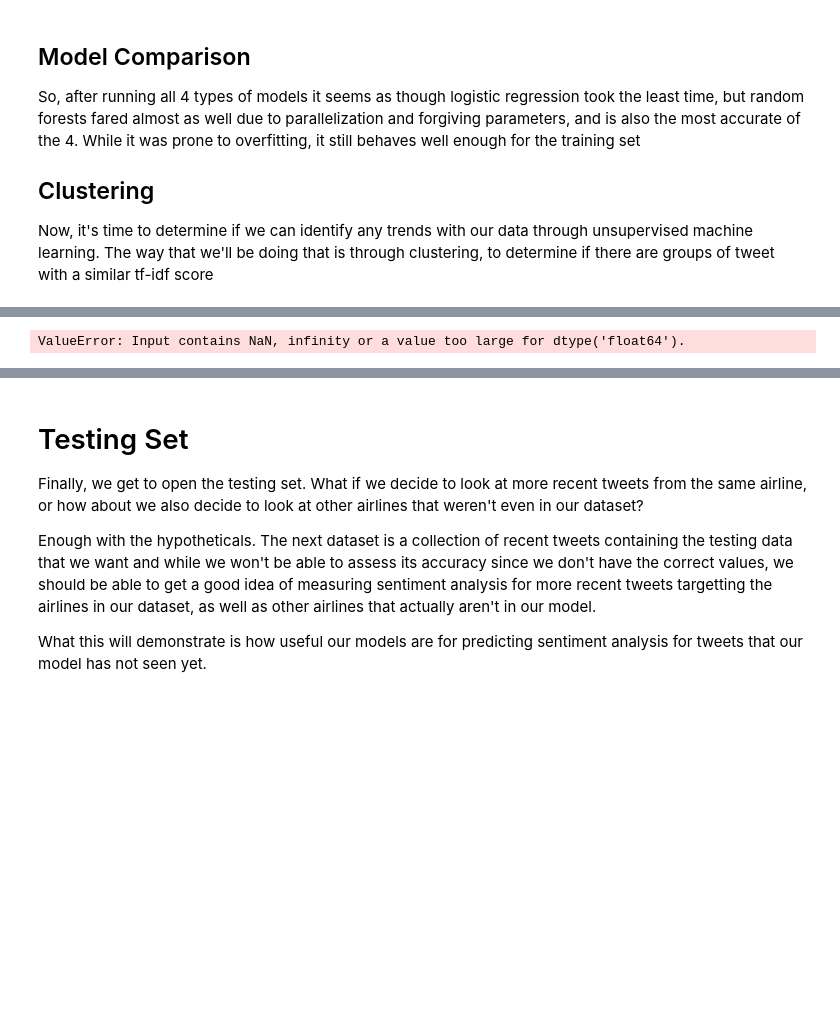
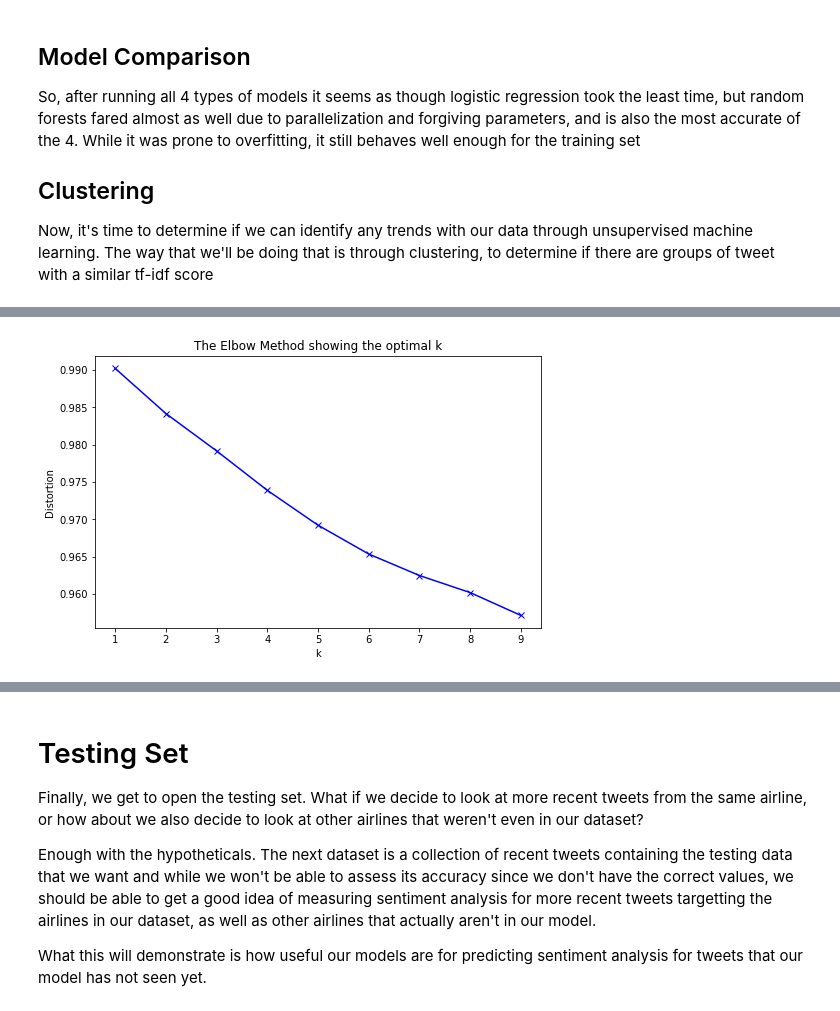
Before and after one commit to mhuh22/Thinkful, a Jupyter notebook: Bootcamp/Unit 7/Airline Sentiment Analysis using Twitter Data.ipynb, the cells around one changed output, grey strips where cells are left out. Saved outputs shown, nothing was run; the diff lists cells and outputs as text; code cells hidden in the pictures; blank space fills up the shorter version.

```diff
--- a/Bootcamp/Unit 7/Airline Sentiment Analysis using Twitter Data.ipynb
+++ b/Bootcamp/Unit 7/Airline Sentiment Analysis using Twitter Data.ipynb
@@ -423,7 +423,7 @@ tweet_characteristics['special_count'] = tweets['text'].apply(lambda x: len([x f
 # Preview the tweet characteristics
 tweet_characteristics.head()
 
-nlp_methods.append(tweet_characteristics)
+nlp_methods.append(pd.DataFrame(normalize(tweet_characteristics)))
 # %% [markdown]
 ### Tf-idf Vectorization
 The first types of features that we are going to add are the most useful words in our dataset. Now how are we going to determine which words are deemed the most "useful"? With TF-IDF vectorizer, of course.
@@ -570,6 +570,6 @@ Top positive words:
 # %%
 # Create final training dataset
-X_train = pd.concat(nlp_methods)
+X_train = pd.concat(nlp_methods, axis=1)
 
 # Review the data that we are placing into our models
 X_train.head()
@@ -803,23 +812,24 @@ Now, it's time to determine if we can identify any trends with our data through
 # %%
 # Size of graph
+X_train.dropna(inplace=True)
 plt.rcParams['figure.figsize'] = [8,5]
 
 # k means determine k
 distortions = []
 K = range(1,10)
 for k in K:
     kmeanModel = KMeans(n_clusters=k).fit(X_train)
     kmeanModel.fit(X_train)
     distortions.append(sum(np.min(cdist(X_train, kmeanModel.cluster_centers_, 'euclidean'), axis=1)) / X_train_tfidf.shape[0])
 
 # Plot the elbow
 plt.plot(K, distortions, 'bx-')
 plt.xlabel('k')
 plt.ylabel('Distortion')
 plt.title('The Elbow Method showing the optimal k')
 plt.show()
 # %% [output]
-ValueError: Input contains NaN, infinity or a value too large for dtype('float64').
+[figure, added]
 # %%
 # Calulate predicted values
 kmeans = KMeans(n_clusters=3, init='k-means++', random_state=42, n_init=20)
```
Also changed, not shown: parts of 19 cells of this notebook.
